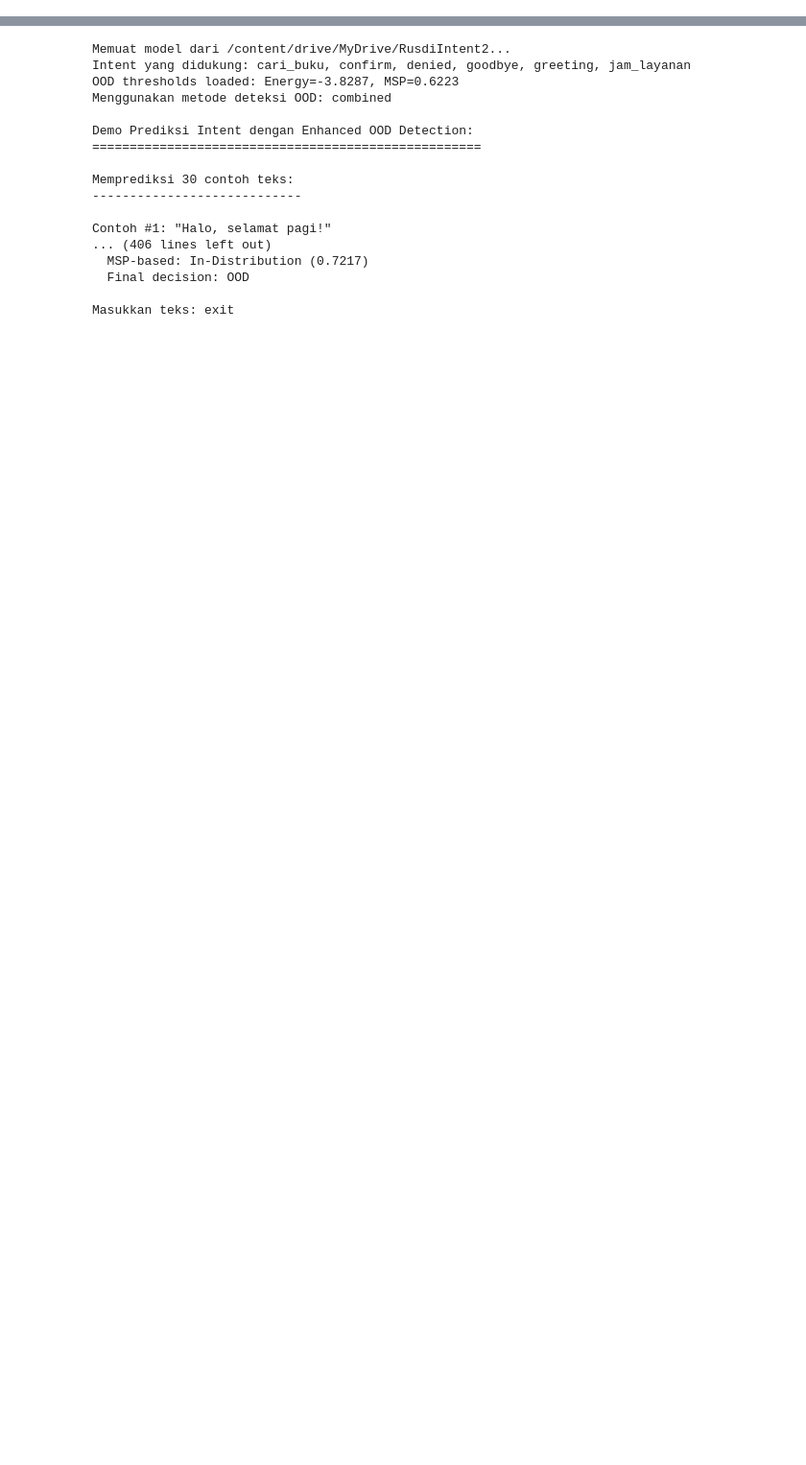
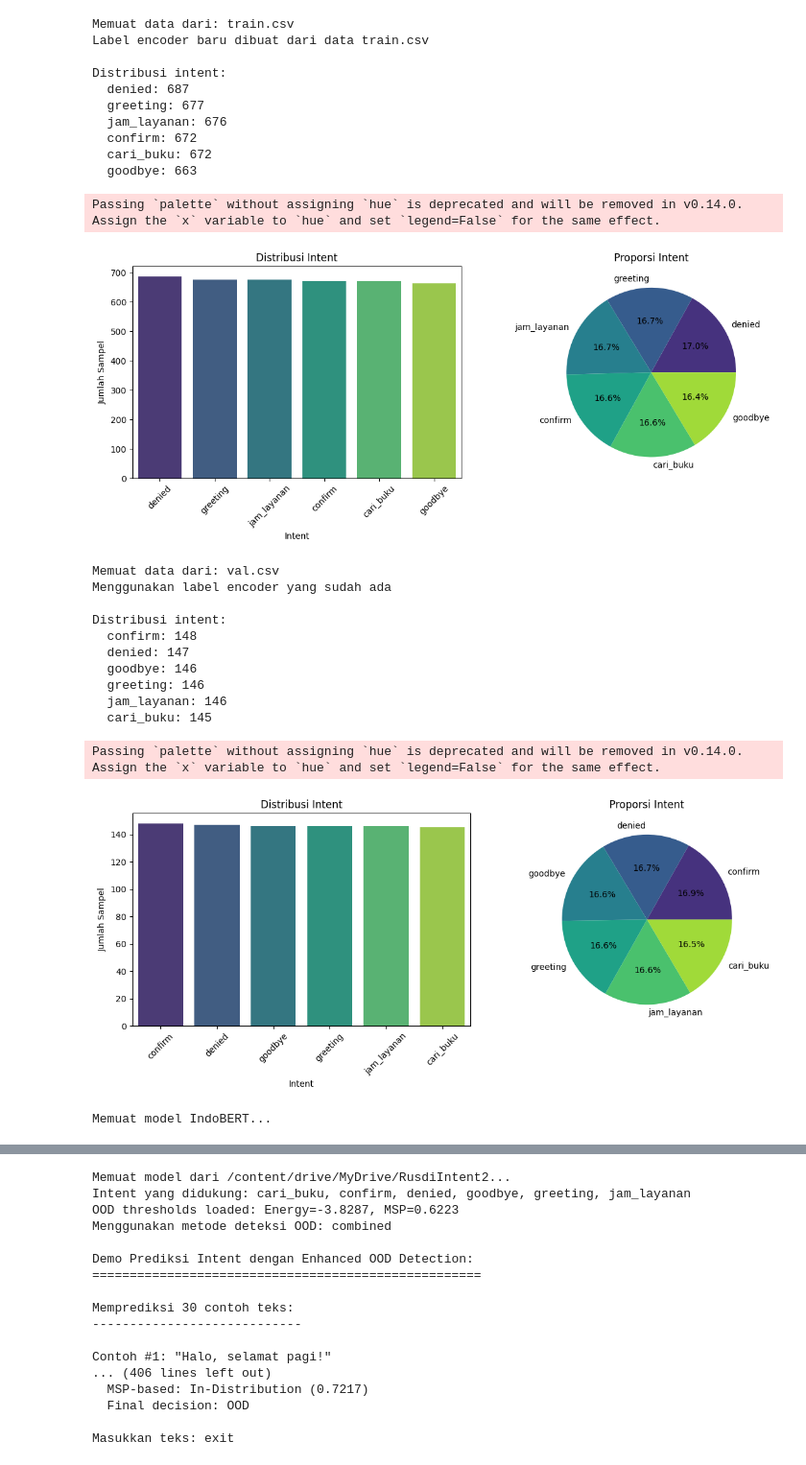
Before and after one commit to HaqTetsuya/rusdi-prototype-1, a Jupyter notebook: rusdi_prototype_7.ipynb, the cells around one changed output, grey strips where cells are left out. Shown: that part at 96% size. Cells and saved outputs as stored; diff of their text form; code cells hidden in the pictures; blank space fills up the shorter version.

```diff
--- a/rusdi_prototype_7.ipynb
+++ b/rusdi_prototype_7.ipynb
@@ -1406,0 +1334,43 @@ Epoch 3/10 - Validasi dimulai...
+# %%
+# Cell 13: Jalankan pipeline (uncomment untuk menjalankan)
+
+model, tokenizer, intent_classes, label_encoder = run_full_pipeline_enhanced(
+    use_drive=True,
+    percentile=90,
+    ood_method='combined',
+    split_dataset="no",
+    val_split=0.18,
+    batch_size=32,
+    epochs=12,
+    learning_rate=2.5e-5,
+    weight_decay=0.01,
+    patience=3,
+    train_csv_path="train.csv",
+    val_csv_path="val.csv"
+)
+# %% [output]
+Memuat data dari: train.csv
+Label encoder baru dibuat dari data train.csv
+
+Distribusi intent:
+  denied: 687
+  greeting: 677
+  jam_layanan: 676
+  confirm: 672
+  cari_buku: 672
+  goodbye: 663
+Passing `palette` without assigning `hue` is deprecated and will be removed in v0.14.0. Assign the `x` variable to `hue` and set `legend=False` for the same effect.
+[figure, added]
+Memuat data dari: val.csv
+Menggunakan label encoder yang sudah ada
+
+Distribusi intent:
+  confirm: 148
+  denied: 147
+  goodbye: 146
+  greeting: 146
+  jam_layanan: 146
+  cari_buku: 145
+Passing `palette` without assigning `hue` is deprecated and will be removed in v0.14.0. Assign the `x` variable to `hue` and set `legend=False` for the same effect.
+[figure, added]
+Memuat model IndoBERT...
```
Also changed, not shown: parts of 7 cells of this notebook.
